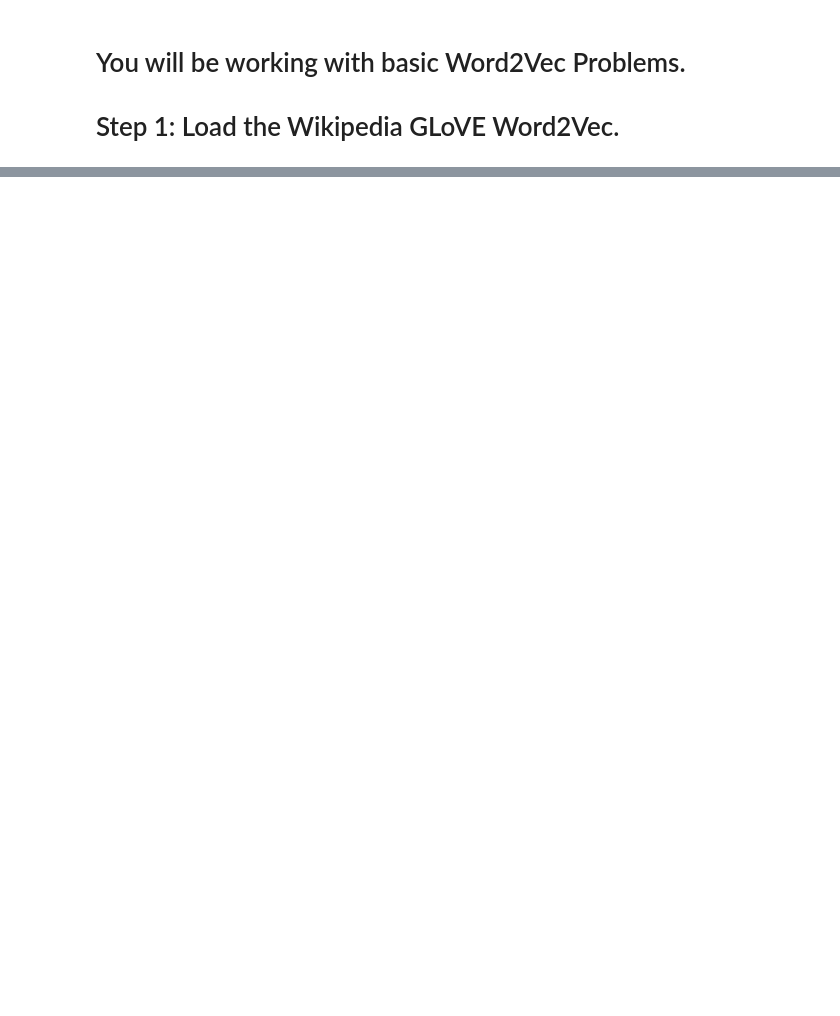
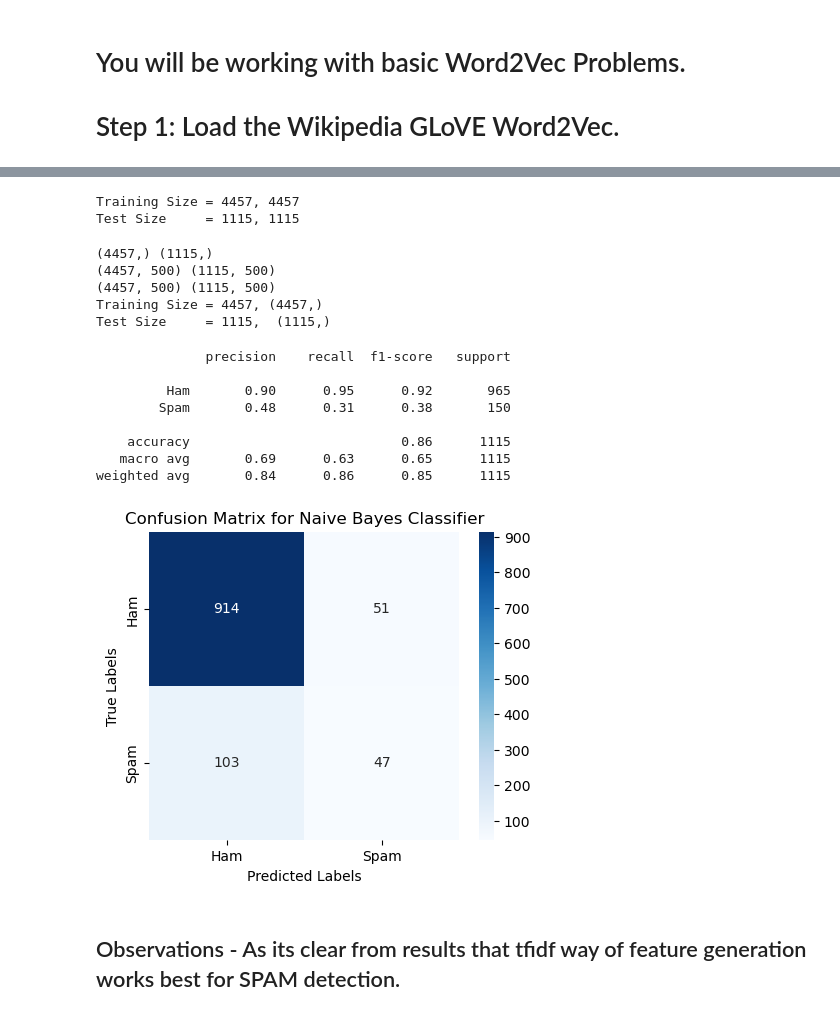
Before and after one commit to anjali-ojha/deep-learning, a Jupyter notebook: assignment/assignment-7/Anjali_Ojha_HW_7.ipynb, the cells around one changed output, grey strips where cells are left out. Cells and saved outputs as stored; diff of their text form; code cells hidden in the pictures; blank space fills up the shorter version.

```diff
--- a/assignment/assignment-7/Anjali_Ojha_HW_7.ipynb
+++ b/assignment/assignment-7/Anjali_Ojha_HW_7.ipynb
@@ -284,0 +280,77 @@ weighted avg       0.99      0.99      0.99      1115
+# %%
+X = data['pre_processed_sms']
+y = data['v1']
+X_train, X_test, y_train, y_test = train_test_split(X, y, test_size=0.2, random_state=42)
+
+X_train = X_train.reset_index(drop = True)
+X_test = X_test.reset_index(drop = True)
+y_train = y_train.reset_index(drop = True)
+y_test = y_test.reset_index(drop = True)
+
+print(f"Training Size = {X_train.shape[0]}, {y_train.shape[0]}")
+print(f"Test Size     = {X_test.shape[0]}, {y_test.shape[0]}")
+# %% [output]
+Training Size = 4457, 4457
+Test Size     = 1115, 1115
+# %%
+wv_model = Word2Vec(sentences=X_train, vector_size=500, window=5, min_count=1, workers=4)
+# %%
+"""
+Feature Generation using Words2Vec
+"""
+
+from sklearn.preprocessing import MinMaxScaler
+
+def convert_word_to_vector(sms, size):
+    vec = np.zeros(size).reshape((1, size))
+    count = 0
+    for word in sms:
+        try:
+            vec += wv_model.wv[word].reshape((1, size))
+            count += 1.
+        except KeyError:
+            continue
+    if count != 0:
+        vec /= count
+    return vec
+
+
+X_train_vecs = scale(np.concatenate([convert_word_to_vector(z, 500) for z in X_train]))
+X_test_vecs = scale(np.concatenate([convert_word_to_vector(z, 500) for z in X_test]))
+
+# Perform MinMax scaling
+scaler = MinMaxScaler()
+X_train_vecs_scaled = scaler.fit_transform(X_train_vecs)
+X_test_vecs_scaled = scaler.transform(X_test_vecs)
+
+print(X_train.shape, X_test.shape)
+print(X_train_vecs.shape, X_test_vecs.shape)
+print(X_train_vecs_scaled.shape, X_test_vecs_scaled.shape)
+
+
+print(f"Training Size = {X_train_vecs_scaled.shape[0]}, {y_train.shape}")
+print(f"Test Size     = {X_test_vecs_scaled.shape[0]},  {y_test.shape}")
+# %% [output]
+(4457,) (1115,)
+(4457, 500) (1115, 500)
+(4457, 500) (1115, 500)
+Training Size = 4457, (4457,)
+Test Size     = 1115,  (1115,)
+# %%
+nb_classifier = MultinomialNB(alpha=.5)
+nb_classifier.fit(X_train_vecs_scaled, y_train)
+y_pred = nb_classifier.predict(X_test_vecs_scaled)
+# %%
+calculate_metrics_and_plot(y_test, y_pred)
+# %% [output]
+              precision    recall  f1-score   support
+
+         Ham       0.90      0.95      0.92       965
+        Spam       0.48      0.31      0.38       150
+
+    accuracy                           0.86      1115
+   macro avg       0.69      0.63      0.65      1115
+weighted avg       0.84      0.86      0.85      1115
+[figure, added]
+# %% [markdown]
+## Observations -  As its clear from results that tfidf way of feature generation works best for SPAM detection.
```
Also changed, not shown: parts of 48 cells of this notebook, 1 other file.
